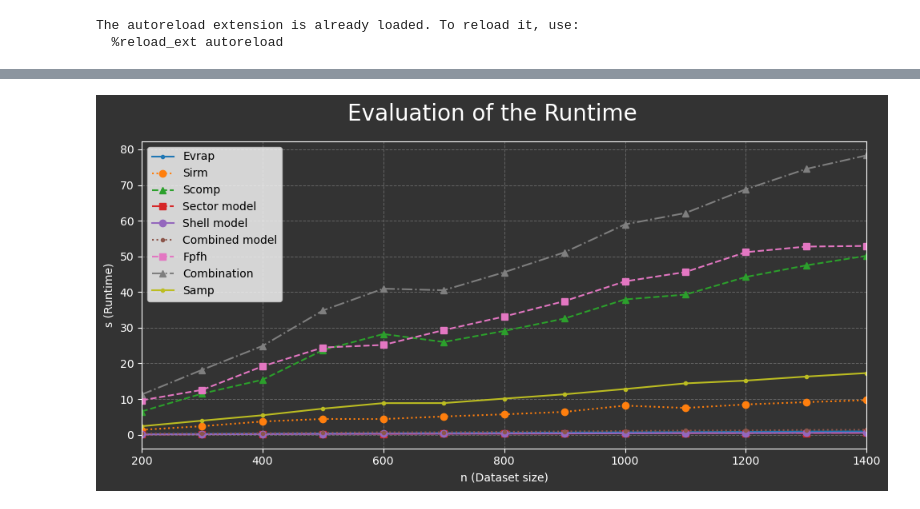
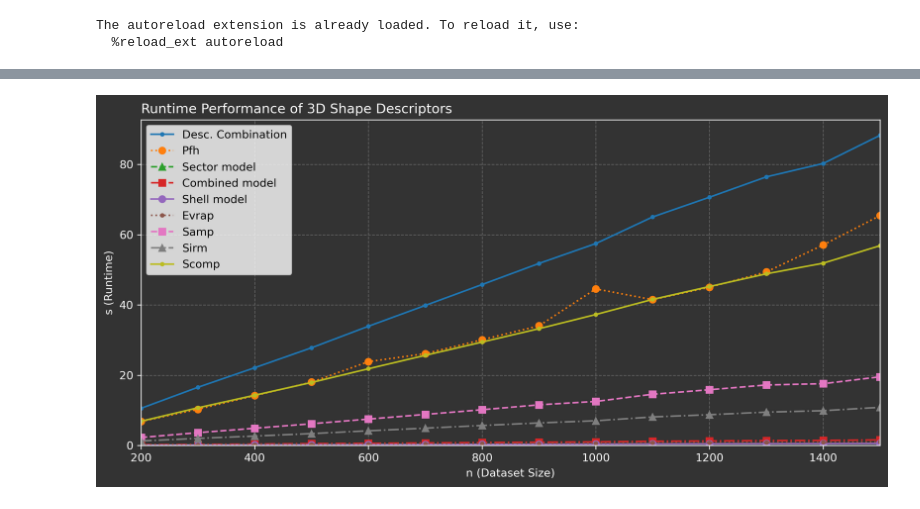
Before and after one commit to nicomu99/p1-repository, a Jupyter notebook: runtime_test.ipynb, the cells around one changed output, grey strips where cells are left out. Drawn from its saved outputs; the diff is of its cells as text; code cells hidden in the pictures.

```diff
--- a/runtime_test.ipynb
+++ b/runtime_test.ipynb
@@ -32,12 +34,12 @@ runtime_data = {**{descriptor: [] for descriptor in descriptors}, **{'combinatio
 # %%
-progress_bar = tqdm(range(200, 1500, 100), desc="")
-for test_size in progress_bar:
+data_size = range(200, 1501, 100)
+for test_size in tqdm(data_size, desc=""):
     test_data = point_clouds[:test_size]
-    runtime_data['dataset_size'].append(len(test_data))
     for descriptor in descriptors:
-        progress_bar.set_description(descriptor)
-        start_time = time.perf_counter()
-        descriptor_wrapper.compute_model_on_dataset(test_data, descriptor)
-        runtime_data[descriptor].append(time.perf_counter() - start_time)
+        if len(descriptor) < 2:
+            descriptor = descriptor[0]
+            start_time = time.perf_counter()
+            descriptor_wrapper.compute_model_on_dataset(test_data, descriptor)
+            runtime_data[descriptor].append(time.perf_counter() - start_time)
 
-    runtime_data['combination'].append(sum(runtime_data[key][-1] for key in ['evrap', 'sirm', 'scomp', 'samp']))
+    runtime_data['evrap_samp_sirm_scomp'].append(sum(runtime_data[key][-1] for key in ['evrap', 'sirm', 'scomp', 'samp']))
@@ -44,4 +66,4 @@ for test_size in progress_bar:
 # %%
-runtime_df = pd.DataFrame(runtime_data)
+runtime_data = pd.DataFrame(runtime_data)
 # runtime_df['combination'] = runtime_df[['evrap', 'samp', 'scomp', 'sirm']].sum(axis=1)
 # %%
@@ -49,46 +71,16 @@ runtime_df.to_csv('test_output/runtime_data.csv')
 # %%
-linestyles = [('.', 'solid'), ('o', 'dotted'), ('^', 'dashed'), ('s', 'dashdot'), ('o', 'solid'), ('.', 'dotted'),
-              ('s', 'dashed'), ('^', 'dashdot'), ('o', 'dashed')]
+fig, axes = plt.subplots(1, 1, figsize=(10, 5), dpi=300)  # Example with a 2x2 grid of subplots
 
-fig, ax = plt.subplots(figsize=(10, 5))
-# Plotting
-for index, descriptor in enumerate(runtime_data.keys()):
-    if descriptor != 'dataset_size':
-        legend_label = descriptor.replace("_", " ").capitalize()
+plot_evaluation(axes, descriptors, runtime_data, data_size,
+                x_label='n (Dataset Size)', y_label='s (Runtime)',
+                title='Runtime Performance of 3D Shape Descriptors')
 
-        linestyle = linestyles[index % len(linestyles)]
-        ax.plot(runtime_df['dataset_size'], runtime_df[descriptor],
-                label=legend_label, linestyle=linestyle[1],
-                marker=linestyle[0])
+# Set figure background and adjust layout
+fig.patch.set_facecolor('#333333')  # Dark grey background for the figure
+fig.tight_layout()  # Ensure subplots fit within the figure
 
-ax.set_xlabel("n (Dataset size)", color='white')
-ax.set_ylabel("s (Runtime)", color='white')
-ax.legend()
-ax.grid(True)
-
-ax.set_facecolor('#333333')  # Dark grey background for the plot area
-
-# Customize ticks and labels
-ax.tick_params(colors='white')  # White ticks
-ax.xaxis.label.set_color('white')  # X-axis label color
-ax.yaxis.label.set_color('white')  # Y-axis label color
-
-ax.spines['top'].set_color('white')
-ax.spines['right'].set_color('white')
-ax.spines['left'].set_color('white')
-ax.spines['bottom'].set_color('white')
-
-ax.set_xlim(np.min(runtime_df['dataset_size']), np.max(runtime_df['dataset_size']))
-
-# Customize grid
-ax.grid(color='#666666', linestyle='--', linewidth=0.7)
-
-fig.suptitle("Evaluation of the Runtime", color="white", fontsize=20)
-fig.patch.set_facecolor('#333333')  # Dark grey background for the figure
-fig.tight_layout()
-
-plt.savefig('figures/runtime_mcgill.png', dpi=300)
+plt.savefig(f"mcgill_runtime.png", dpi=300)
 plt.show()
 # %% [output]
-[figure, old version]
+[figure, new version]
 # %%
```
Also changed, not shown: parts of 5 cells of this notebook.
